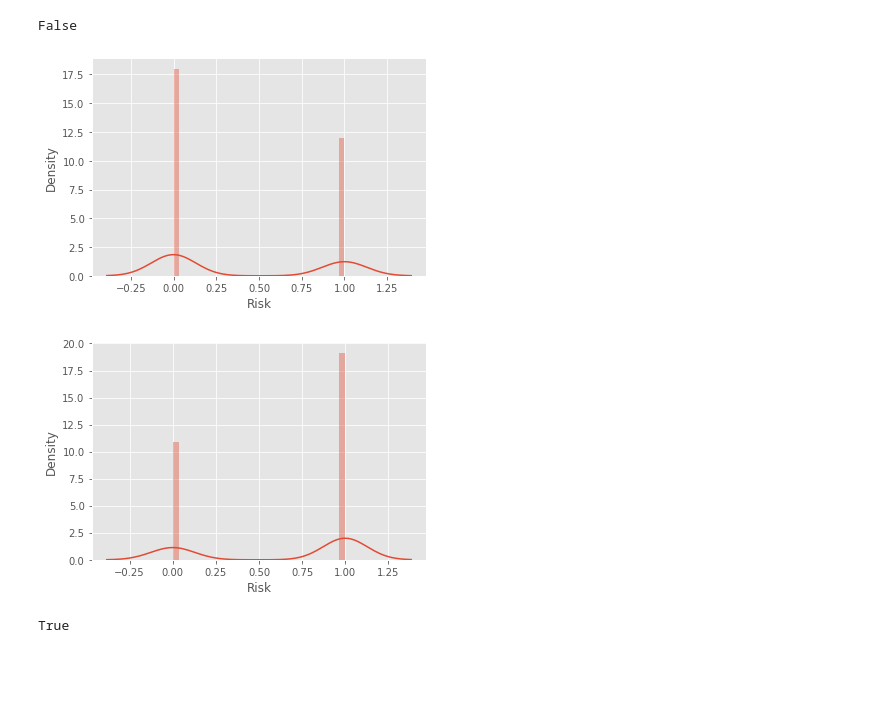
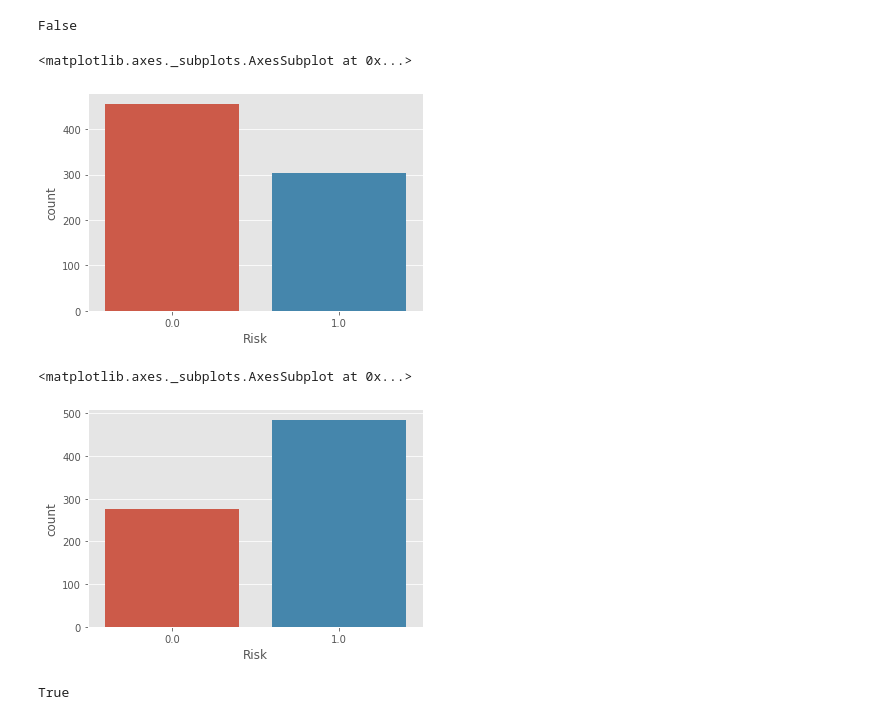
Before and after one commit to nahidosen/1821168042_CSE445_Spring21, a Jupyter notebook: Classification_Task/Classification_Task_Audit_Task.ipynb, the cells around one changed output. Cells and saved outputs as stored; diff of their text form; code cells hidden in the pictures; blank space fills up the shorter version.

```diff
--- a/Classification_Task/Classification_Task_Audit_Task.ipynb
+++ b/Classification_Task/Classification_Task_Audit_Task.ipynb
@@ -459,15 +460,15 @@ df_audit_risk_3['Risk'].equals(df_trial_3['Risk'])
 # %% [output]
 False
 # %%
-sns.distplot(df_audit_risk_3['Risk'],bins=30)
-plt.show()
+sns.countplot(df_audit_risk_3['Risk'])
 # %% [output]
+<matplotlib.axes._subplots.AxesSubplot at 0x...>
-[figure, old version]
+[figure, new version]
 # %%
-sns.distplot(df_trial_3['Risk'],bins=30)
-plt.show()
+sns.countplot(df_trial_3['Risk'])
 # %% [output]
+<matplotlib.axes._subplots.AxesSubplot at 0x...>
-[figure, old version]
+[figure, new version]
 # %%
 df_audit_risk_3['Score'].equals(df_trial_3['Score'])
 # %% [output]
```
Also changed, not shown: parts of 27 cells of this notebook.
